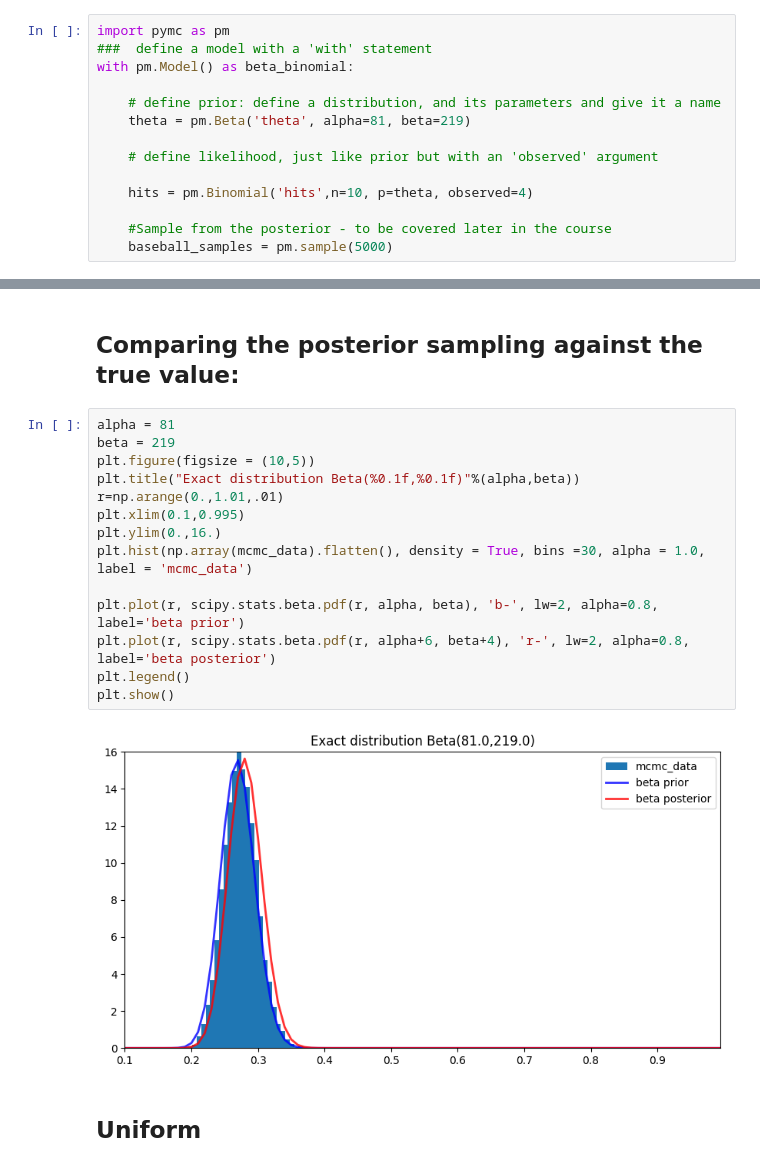
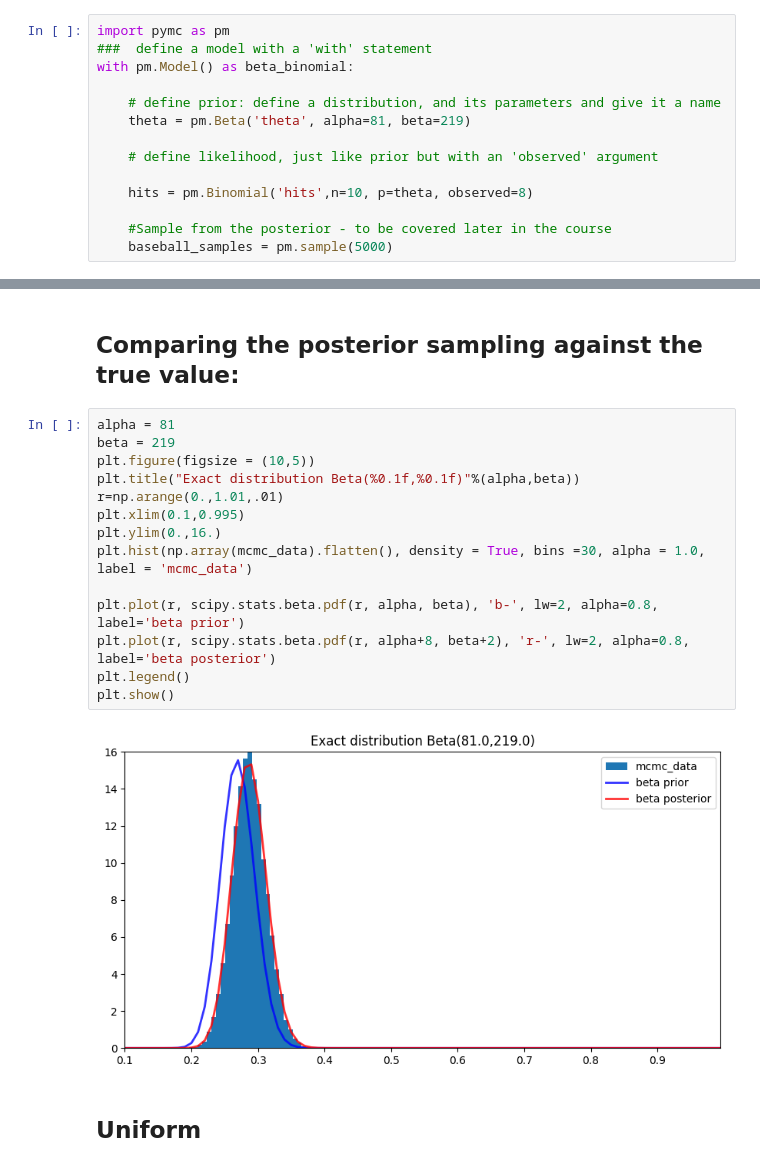
Before and after one commit to eliransher/Bayesian_models, a Jupyter notebook: notebooks/1_PyMc_intro_beta_binomial.ipynb, the cells around one changed output, grey strips where cells are left out. Cells and saved outputs as stored; diff of their text form.

```diff
--- a/notebooks/1_PyMc_intro_beta_binomial.ipynb
+++ b/notebooks/1_PyMc_intro_beta_binomial.ipynb
@@ -297,7 +297,7 @@ with pm.Model() as beta_binomial:
 
     # define likelihood, just like prior but with an 'observed' argument
 
-    hits = pm.Binomial('hits',n=10, p=theta, observed=4)
+    hits = pm.Binomial('hits',n=10, p=theta, observed=8)
 
     #Sample from the posterior - to be covered later in the course
     baseball_samples = pm.sample(5000)
@@ -407,19 +405,19 @@ In contrast, confidence intervals capture the uncertainty about the interval we
 # %%
 alpha = 81
 beta = 219
 plt.figure(figsize = (10,5))
 plt.title("Exact distribution Beta(%0.1f,%0.1f)"%(alpha,beta))
 r=np.arange(0.,1.01,.01)
 plt.xlim(0.1,0.995)
 plt.ylim(0.,16.)
 plt.hist(np.array(mcmc_data).flatten(), density = True, bins =30, alpha = 1.0, label = 'mcmc_data')
 
 plt.plot(r, scipy.stats.beta.pdf(r, alpha, beta), 'b-', lw=2, alpha=0.8, label='beta prior')
-plt.plot(r, scipy.stats.beta.pdf(r, alpha+6, beta+4), 'r-', lw=2, alpha=0.8, label='beta posterior')
+plt.plot(r, scipy.stats.beta.pdf(r, alpha+8, beta+2), 'r-', lw=2, alpha=0.8, label='beta posterior')
 plt.legend()
 plt.show()
 # %% [output]
-[figure, old version]
+[figure, new version]
 # %% [markdown]
 ## Uniform
 # %%
```
Also changed, not shown: parts of 6 cells of this notebook, 2 other files.
